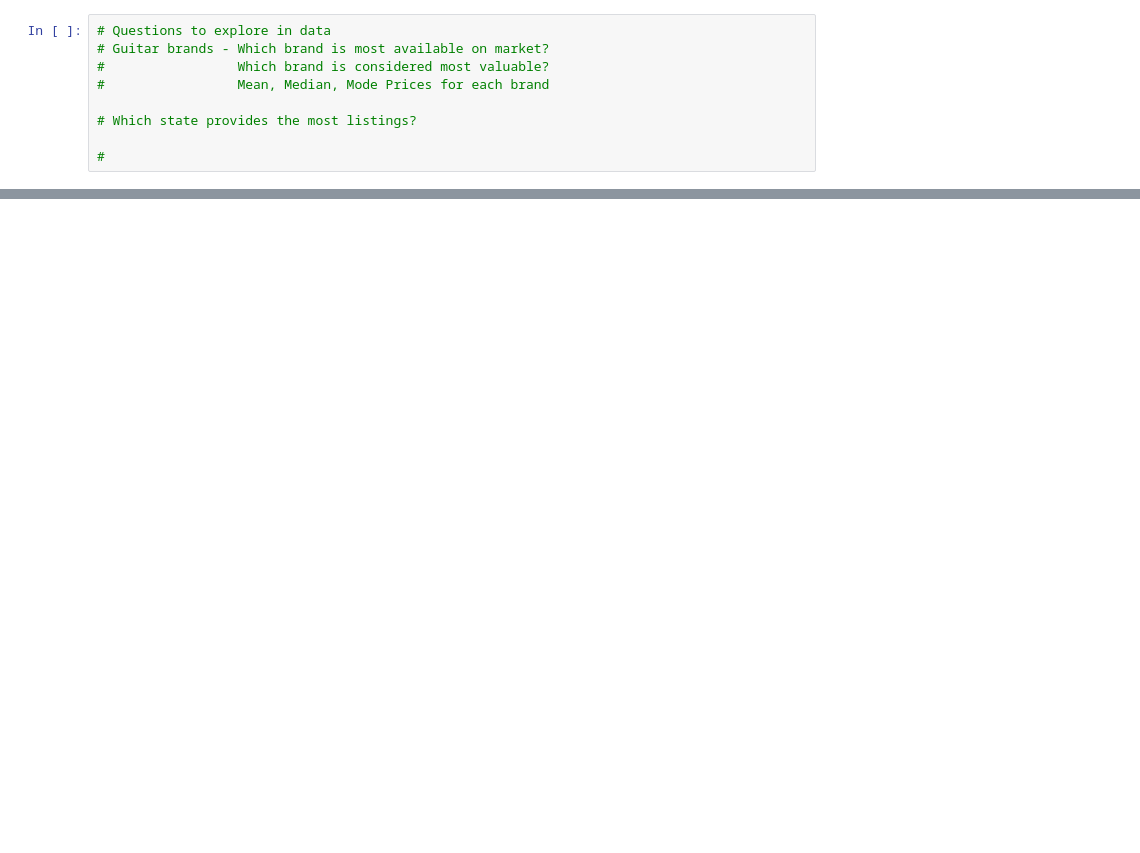
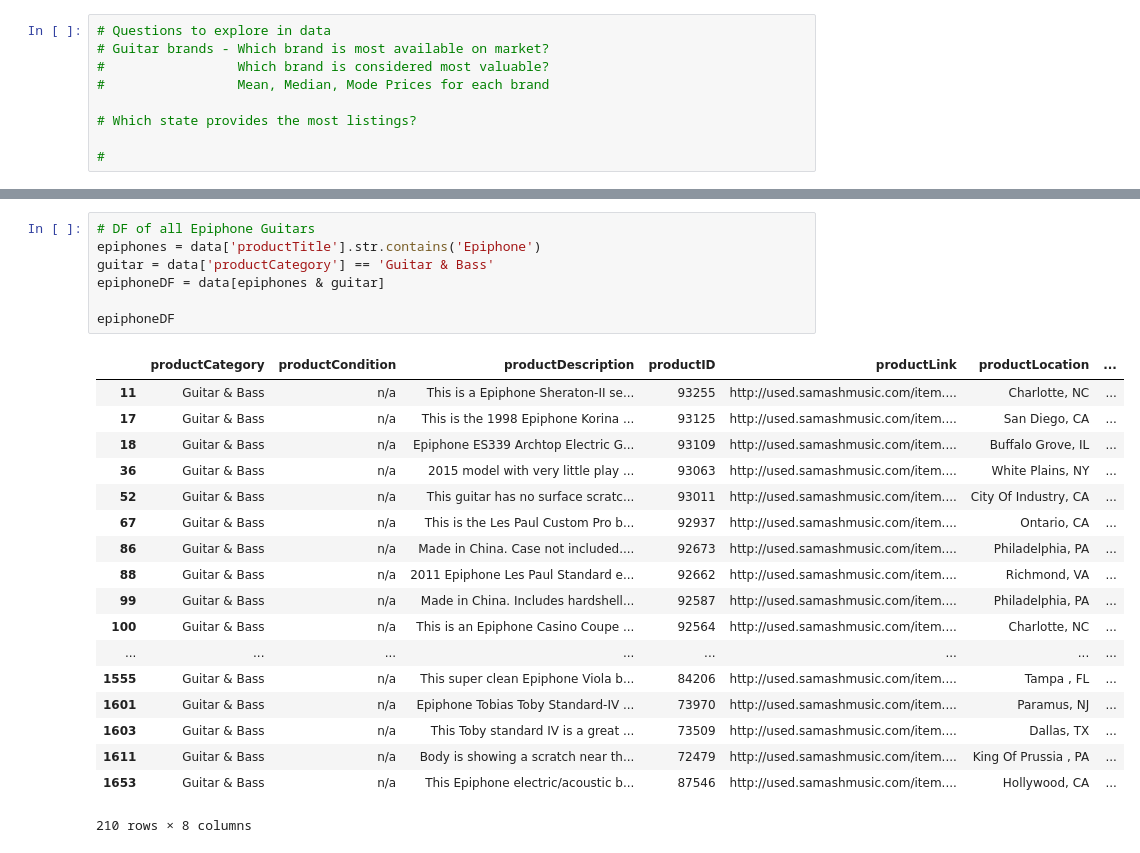
Before and after one commit to nkarman/WebProject_NoahKarman, a Jupyter notebook: Jupyter Notebooks/SamAsh.ipynb, the cells around one changed output, grey strips where cells are left out. Cells and saved outputs as stored; diff of their text form; blank space fills up the shorter version.

```diff
--- a/Jupyter Notebooks/SamAsh.ipynb
+++ b/Jupyter Notebooks/SamAsh.ipynb
@@ -124,0 +138,26 @@ ibanezDF
+# %%
+# DF of all Epiphone Guitars
+epiphones = data['productTitle'].str.contains('Epiphone')
+guitar = data['productCategory'] == 'Guitar & Bass'
+epiphoneDF = data[epiphones & guitar]
+
+epiphoneDF
+# %% [output]
+|  | productCategory | productCondition | productDescription | productID | productLink | productLocation | ... |
+| 11 | Guitar & Bass | n/a | This is a Epiphone Sheraton-II se... | 93255 | http://used.samashmusic.com/item.... | Charlotte, NC | ... |
+| 17 | Guitar & Bass | n/a | This is the 1998 Epiphone Korina ... | 93125 | http://used.samashmusic.com/item.... | San Diego, CA | ... |
+| 18 | Guitar & Bass | n/a | Epiphone ES339 Archtop Electric G... | 93109 | http://used.samashmusic.com/item.... | Buffalo Grove, IL | ... |
+| 36 | Guitar & Bass | n/a | 2015 model with very little play ... | 93063 | http://used.samashmusic.com/item.... | White Plains, NY | ... |
+| 52 | Guitar & Bass | n/a | This guitar has no surface scratc... | 93011 | http://used.samashmusic.com/item.... | City Of Industry, CA | ... |
+| 67 | Guitar & Bass | n/a | This is the Les Paul Custom Pro b... | 92937 | http://used.samashmusic.com/item.... | Ontario, CA | ... |
+| 86 | Guitar & Bass | n/a | Made in China. Case not included.... | 92673 | http://used.samashmusic.com/item.... | Philadelphia, PA | ... |
+| 88 | Guitar & Bass | n/a | 2011 Epiphone Les Paul Standard e... | 92662 | http://used.samashmusic.com/item.... | Richmond, VA | ... |
+| 99 | Guitar & Bass | n/a | Made in China. Includes hardshell... | 92587 | http://used.samashmusic.com/item.... | Philadelphia, PA | ... |
+| 100 | Guitar & Bass | n/a | This is an Epiphone Casino Coupe ... | 92564 | http://used.samashmusic.com/item.... | Charlotte, NC | ... |
+| ... | ... | ... | ... | ... | ... | ... | ... |
+| 1555 | Guitar & Bass | n/a | This super clean Epiphone Viola b... | 84206 | http://used.samashmusic.com/item.... | Tampa , FL | ... |
+| 1601 | Guitar & Bass | n/a | Epiphone Tobias Toby Standard-IV ... | 73970 | http://used.samashmusic.com/item.... | Paramus, NJ | ... |
+| 1603 | Guitar & Bass | n/a | This Toby standard IV is a great ... | 73509 | http://used.samashmusic.com/item.... | Dallas, TX | ... |
+| 1611 | Guitar & Bass | n/a | Body is showing a scratch near th... | 72479 | http://used.samashmusic.com/item.... | King Of Prussia , PA | ... |
+| 1653 | Guitar & Bass | n/a | This Epiphone electric/acoustic b... | 87546 | http://used.samashmusic.com/item.... | Hollywood, CA | ... |
+210 rows × 8 columns
```
Also changed, not shown: parts of 8 cells of this notebook.
